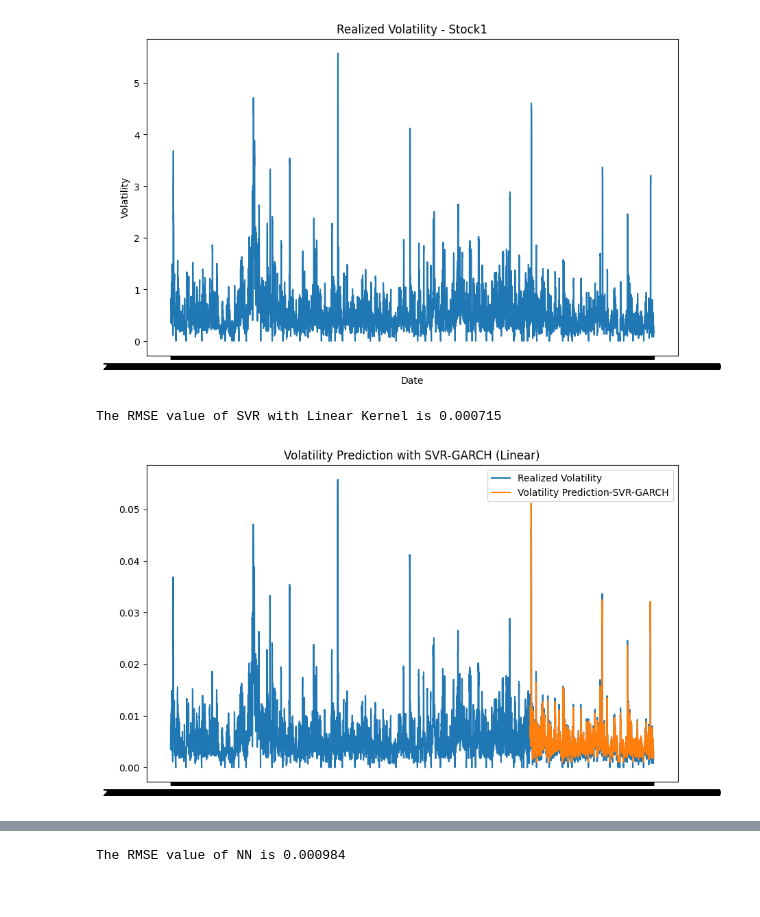
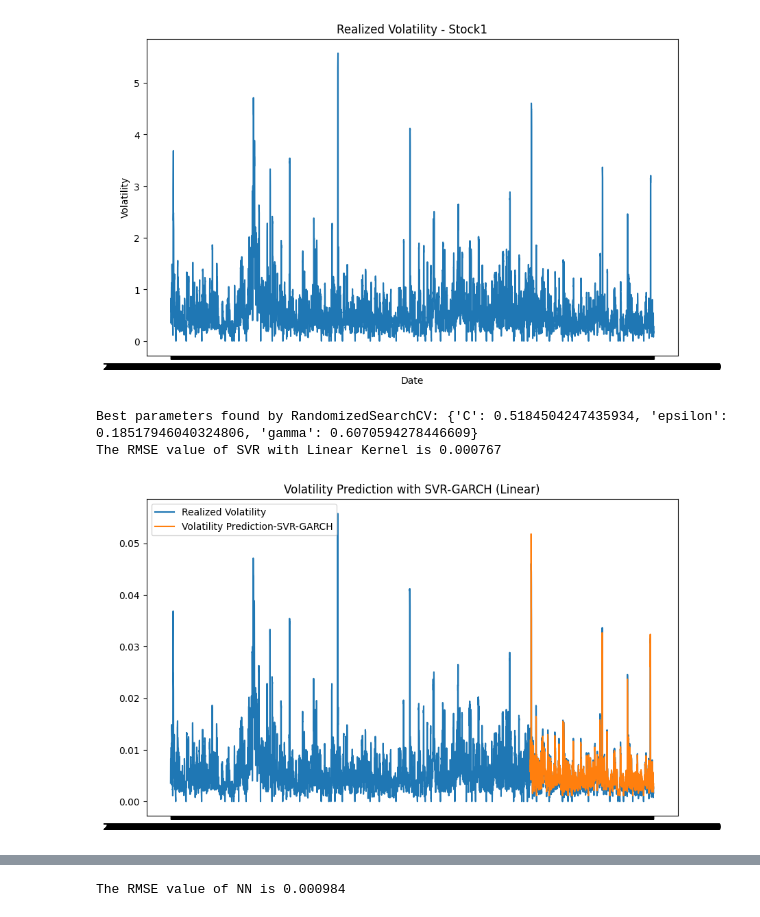
Before and after one commit to CalculusSlayer/ecs170_final_project_s24, a Jupyter notebook: 170-model-training/modeltraining.ipynb, the cells around one changed output, grey strips where cells are left out. Drawn from its saved outputs; the diff is of its cells as text; code cells hidden in the pictures.

Commit message:
forgot to print out the best garch parameters

```diff
--- a/170-model-training/modeltraining.ipynb
+++ b/170-model-training/modeltraining.ipynb
@@ -56,32 +56,37 @@ svr_rbf = SVR(kernel='rbf')
 # %%
 n = 2000
 para_grid = {'gamma': sp_rand(),
                       'C': sp_rand(),
                       'epsilon': sp_rand()}
 clf = RandomizedSearchCV(svr_lin, para_grid)
 clf.fit(X.iloc[:-n].values,
                  realized_vol.iloc[1:-(n-1)].values.reshape(-1,))
 predict_svr_lin = clf.predict(X.iloc[-n:])
+
+# Get the best parameters
+best_params = clf.best_params_
+print("Best parameters found by RandomizedSearchCV:", best_params)
 
 predict_svr_lin = pd.DataFrame(predict_svr_lin)
 predict_svr_lin.index = ret.iloc[-n:].index
 
 rmse_svr = np.sqrt(mse(realized_vol.iloc[-n:] / 100,
                                 predict_svr_lin / 100))
 print('The RMSE value of SVR with Linear Kernel is {:.6f}'
                .format(rmse_svr))
 
 realized_vol.index = ret.iloc[4:].index
 
 plt.figure(figsize=(10, 6))
 plt.plot(realized_vol / 100, label='Realized Volatility')
 plt.plot(predict_svr_lin / 100, label='Volatility Prediction-SVR-GARCH')
 plt.title('Volatility Prediction with SVR-GARCH (Linear)', fontsize=12)
 plt.legend()
 plt.show()
 # %% [output]
-The RMSE value of SVR with Linear Kernel is 0.000715
+Best parameters found by RandomizedSearchCV: {'C': 0.5184504247435934, 'epsilon': 0.18517946040324806, 'gamma': 0.6070594278446609}
+The RMSE value of SVR with Linear Kernel is 0.000767
-[figure, old version]
+[figure, new version]
 # %%
 para_grid ={'gamma': sp_rand(),
                      'C': sp_rand(),
```
Also changed, not shown: parts of 2 cells of this notebook.
